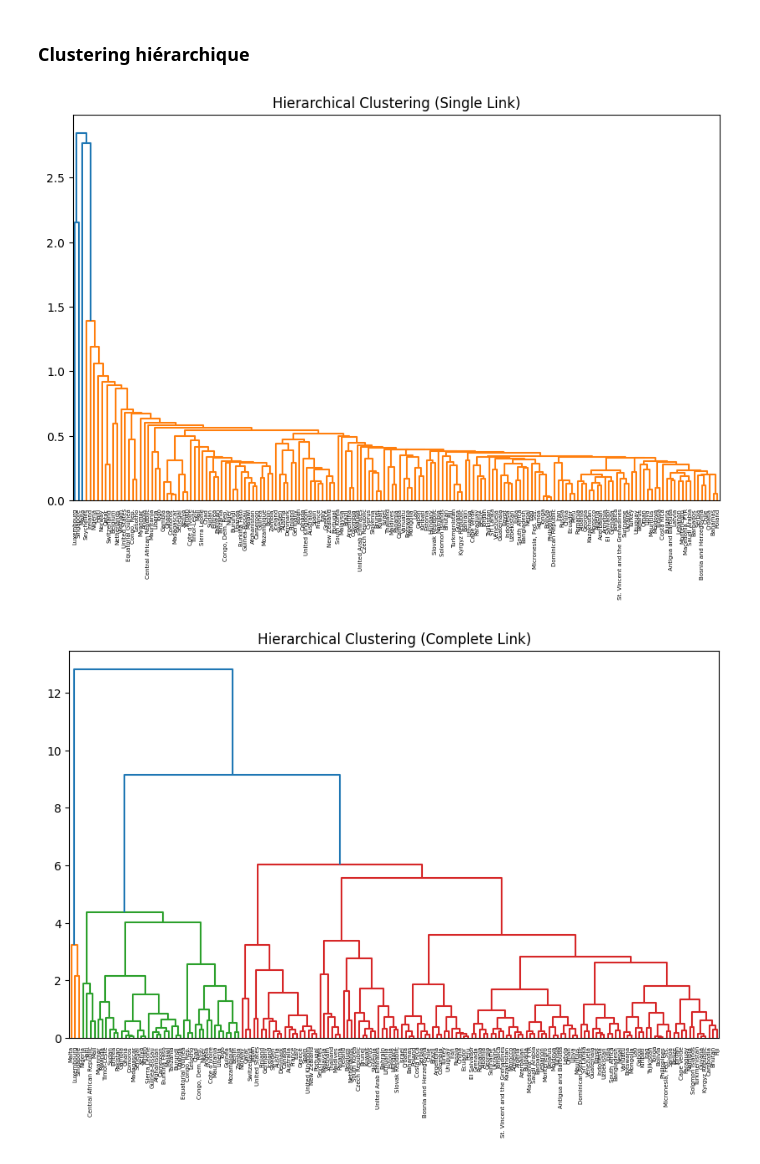
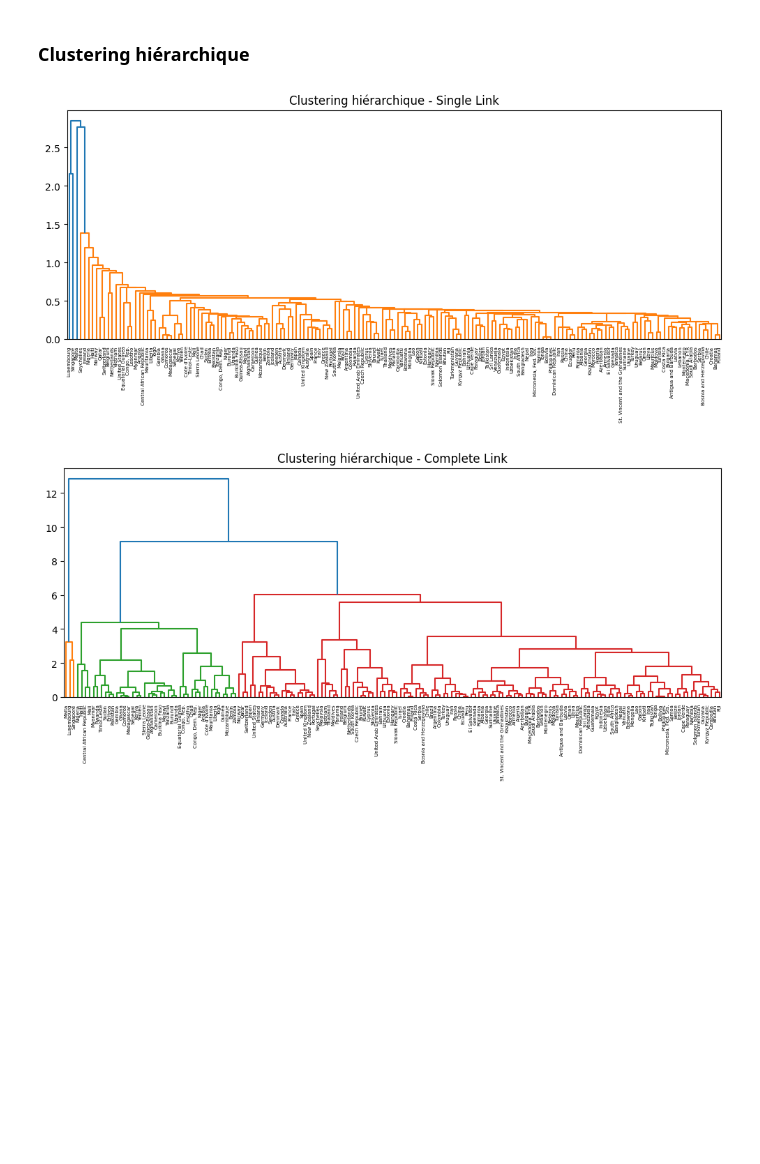
Before and after one commit to milleracero/Data-mining-INSA---TD-Clustering, a Jupyter notebook: Clustering-TD.ipynb, the cells around one changed output. Cells and saved outputs as stored; diff of their text form; code cells hidden in the pictures; blank space fills up the shorter version.

```diff
--- a/Clustering-TD.ipynb
+++ b/Clustering-TD.ipynb
@@ -659,17 +656,0 @@ plt.show()
-# %%
-import csv
-
-countries = []
-data_country = []
-
-with open("Country-data.csv", encoding="utf-8") as f:
-    reader = csv.reader(f)
-    next(reader)
-    for row in reader:
-        countries.append(row[0])
-
-        data_country.append([float(x) for x in row[1:]])
-
-print(len(countries), "pays")
-print(len(data_country[0]), "variables par pays")
-print(data_country[:2])
@@ -723,16 +752,23 @@ for k in [2, 3]:
 # %% [markdown]
 ### Clustering hiérarchique
 # %%
-from scipy.cluster.hierarchy import dendrogram, linkage
+from scipy.cluster.hierarchy import linkage, dendrogram, fcluster
 
-methods = ["single", "complete"]
+# Méthode single link
+linkage_single = linkage(data_2D, method='single')
+plt.figure(figsize=(10, 5))
+dendrogram(linkage_single, labels=countries, leaf_rotation=90)
+plt.title("Clustering hiérarchique - Single Link")
+plt.tight_layout()
+plt.show()
 
-for method in methods:
-    linked = linkage(data_reduced, method=method)
-    plt.figure(figsize=(10, 6))
-    dendrogram(linked, labels=countries, leaf_rotation=90, leaf_font_size=5)
-    plt.title(f"Hierarchical Clustering ({method.capitalize()} Link)")
-    plt.show()
+# Méthode complete link
+linkage_complete = linkage(data_2D, method='complete')
+plt.figure(figsize=(10, 5))
+dendrogram(linkage_complete, labels=countries, leaf_rotation=90)
+plt.title("Clustering hiérarchique - Complete Link")
+plt.tight_layout()
+plt.show()
 # %% [output]
-[figure, old version]
+[figure, new version]
-[figure, old version]
+[figure, new version]
```
Also changed, not shown: parts of 9 cells of this notebook.
